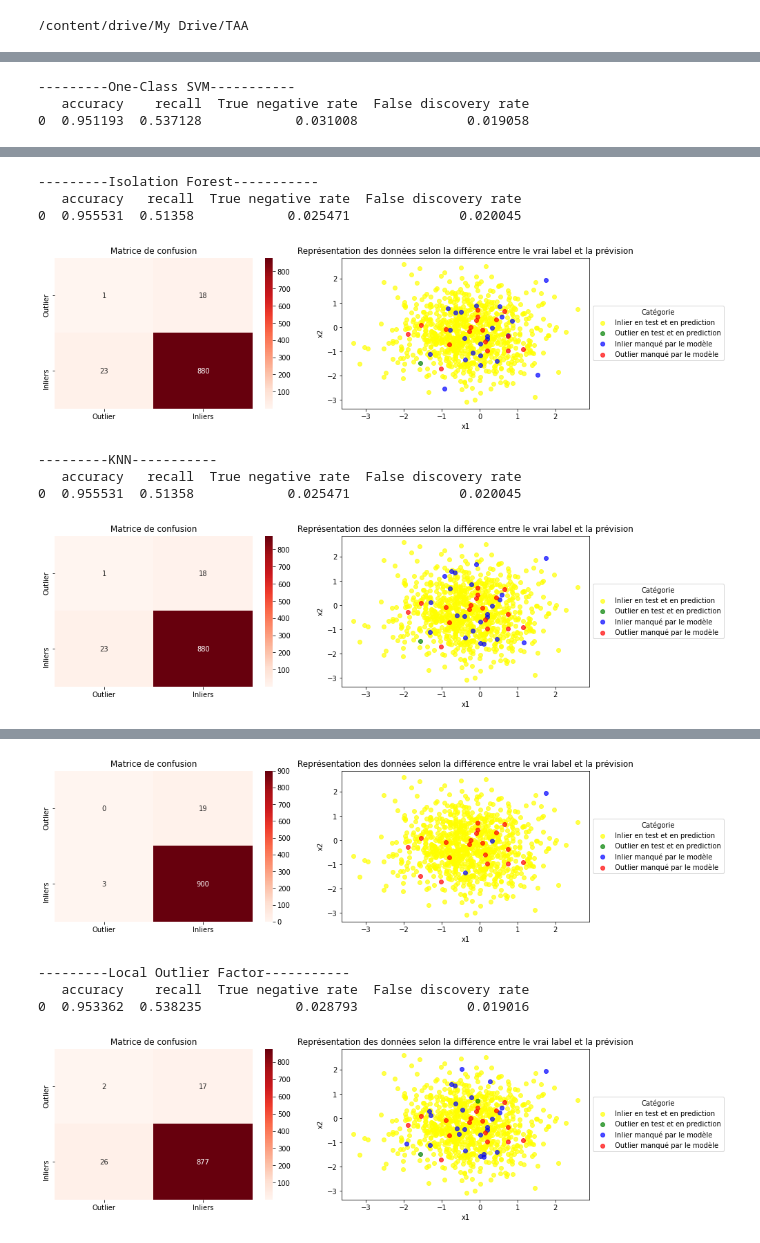
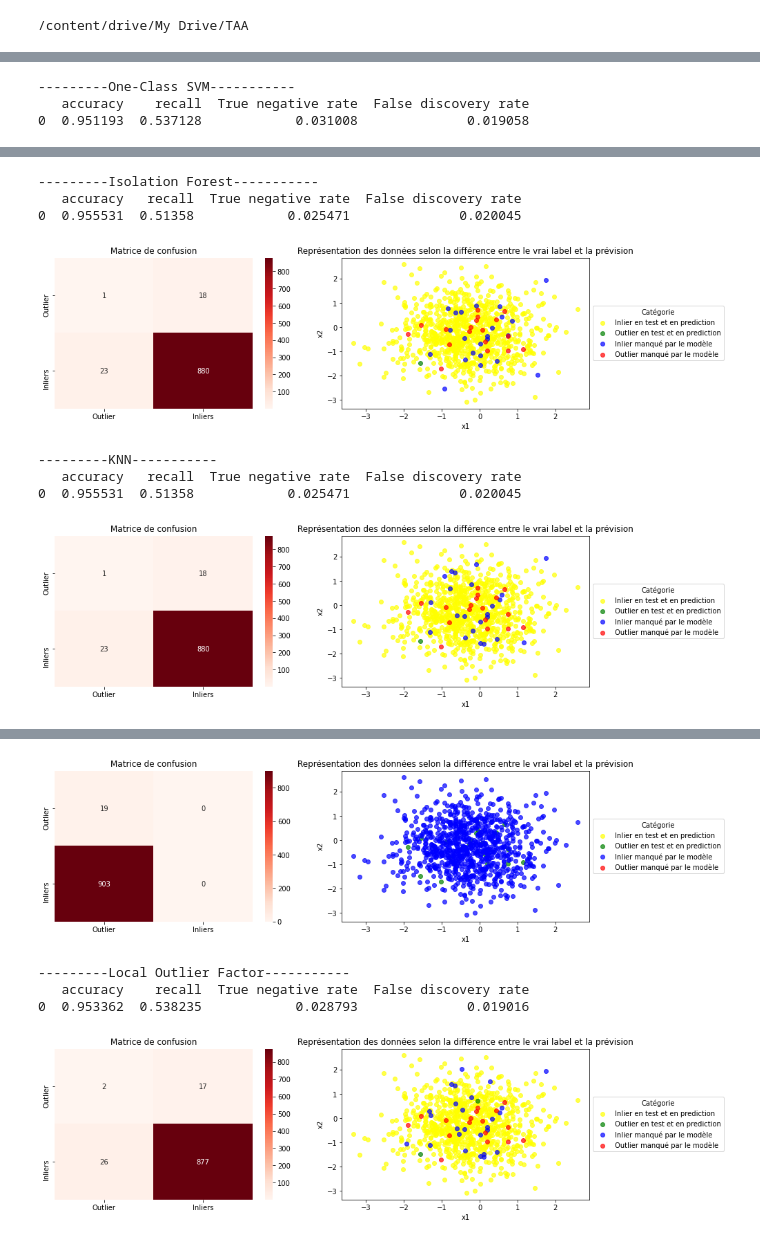
Before and after one commit to Benoitane/Detection-anomalies-et-nouveautes, a Jupyter notebook: TAA.ipynb, the cells around one changed output, grey strips where cells are left out. Drawn from its saved outputs; the diff is of its cells as text; code cells hidden in the pictures.

```diff
--- a/TAA.ipynb
+++ b/TAA.ipynb
@@ -224 +97,3 @@ plot_var_in_out(X_speech,y_speech,1,4,122,365)
+# %%
+outlier_prop = 0.03
 # %% [markdown]
@@ -263,7 +140,7 @@ Trainable params: 908
 Non-trainable params: 0
 _________________________________________________________________
 # %%
-anomaly_algorithms = [
+anomaly_algorithms_satimage = [
     ('ABOD', ABOD(contamination=outlier_prop, n_neighbors=30)),
     ('HBOS', HBOS(contamination=outlier_prop)),
     ("One-Class SVM", OneClassSVM(nu=outlier_prop, kernel="rbf", gamma=0.0001)),
@@ -274,7 +151,7 @@ anomaly_algorithms = [
     ]
 algo_particuliers = ["ABOD","HBOS","KNN","Local Outlier Factor","Deep MLP"]
 # %%
- for name, algorithm in anomaly_algorithms:
+for name, algorithm in anomaly_algorithms_satimage:
    if (name == "KNN") | (name == "ABOD") | (name == "HBOS"):
      algorithm.fit(X_train)
      y_pred = algorithm.predict(X_test)
@@ -282,25 +159,25 @@ algo_particuliers = ["ABOD","HBOS","KNN","Local Outlier Factor","Deep MLP"]
      y_pred[y_pred == 0] = 1
      print('---------'+name+'-----------')
      print(evaluate(y_test,y_pred))
-     evaluation_detection(y_test,y_pred)
+     evaluation_detection(X_test,y_test,y_pred)
    if name == "Local Outlier Factor":
      algorithm.fit(X_train)
      y_pred = algorithm.fit_predict(X_test)
      print('---------'+name+'-----------')
      print(evaluate(y_test,y_pred))
-     evaluation_detection(y_test,y_pred)
+     evaluation_detection(X_test,y_test,y_pred)
    if name == "Deep MLP":
      algorithm.fit(X_train_scaled, X_train_scaled, epochs=nb_epoch,batch_size=batch_size,shuffle=True,validation_split=0.33, verbose=0)
-     y_pred = deep_predict(algorithm,X_test_scaled)
+     y_pred = deep_predict(algorithm,X_test_scaled,outlier_prop,y_test)
      print('---------'+name+'-----------')
      print(evaluate(y_test,y_pred))
-     evaluation_detection(y_test,y_pred)
+     evaluation_detection(X_test,y_test,y_pred)
    if name not in algo_particuliers:
      algorithm.fit(X_train)
      y_pred = algorithm.predict(X_test)
      print('---------'+name+'-----------')
      print(evaluate(y_test,y_pred))
-     evaluation_detection(y_test,y_pred)
+     evaluation_detection(X_test,y_test,y_pred)
 # %% [output]
 ---------ABOD-----------
    accuracy    recall  True negative rate  False discovery rate
@@ -370,7 +247,7 @@ Trainable params: 8,552
 Non-trainable params: 0
 _________________________________________________________________
 # %%
-anomaly_algorithms = [
+anomaly_algorithms_speech = [
     ('ABOD', ABOD(contamination=outlier_prop, n_neighbors=30)),
     ('HBOS', HBOS(contamination=outlier_prop)),
     ("One-Class SVM", OneClassSVM(nu=outlier_prop, kernel="rbf", gamma=0.0001)),
@@ -381,7 +258,7 @@ anomaly_algorithms = [
     ]
 algo_particuliers = ["ABOD","HBOS","KNN","Local Outlier Factor","Deep MLP"]
 # %%
- for name, algorithm in anomaly_algorithms:
+for name, algorithm in anomaly_algorithms_speech:
    if (name == "KNN") | (name == "ABOD") | (name == "HBOS"):
      algorithm.fit(X_train)
      y_pred = algorithm.predict(X_test)
@@ -389,25 +266,25 @@ algo_particuliers = ["ABOD","HBOS","KNN","Local Outlier Factor","Deep MLP"]
      y_pred[y_pred == 0] = 1
      print('---------'+name+'-----------')
      print(evaluate(y_test,y_pred))
-     evaluation_detection(y_test,y_pred)
+     evaluation_detection(X_test,y_test,y_pred)
    if name == "Local Outlier Factor":
      algorithm.fit(X_train)
      y_pred = algorithm.fit_predict(X_test)
      print('---------'+name+'-----------')
      print(evaluate(y_test,y_pred))
-     evaluation_detection(y_test,y_pred)
+     evaluation_detection(X_test,y_test,y_pred)
    if name == "Deep MLP":
      algorithm.fit(X_train_scaled, X_train_scaled, epochs=nb_epoch,batch_size=batch_size,shuffle=True,validation_split=0.33, verbose=0)
-     y_pred = deep_predict(algorithm,X_test_scaled)
+     y_pred = deep_predict(algorithm,X_test_scaled,outlier_prop,y_test)
      print('---------'+name+'-----------')
      print(evaluate(y_test,y_pred))
-     evaluation_detection(y_test,y_pred)
+     evaluation_detection(X_test,y_test,y_pred)
    if name not in algo_particuliers:
      algorithm.fit(X_train)
      y_pred = algorithm.predict(X_test)
      print('---------'+name+'-----------')
      print(evaluate(y_test,y_pred))
-     evaluation_detection(y_test,y_pred)
+     evaluation_detection(X_test,y_test,y_pred)
 # %% [output]
 ---------ABOD-----------
    accuracy    recall  True negative rate  False discovery rate
@@ -435,4 +312,4 @@ algo_particuliers = ["ABOD","HBOS","KNN","Local Outlier Factor","Deep MLP"]
-[figure, old version]
+[figure, new version]
 ---------Local Outlier Factor-----------
    accuracy    recall  True negative rate  False discovery rate
 0  0.953362  0.538235            0.028793              0.019016
```
Also changed, not shown: parts of 39 cells of this notebook, 4 other files.
